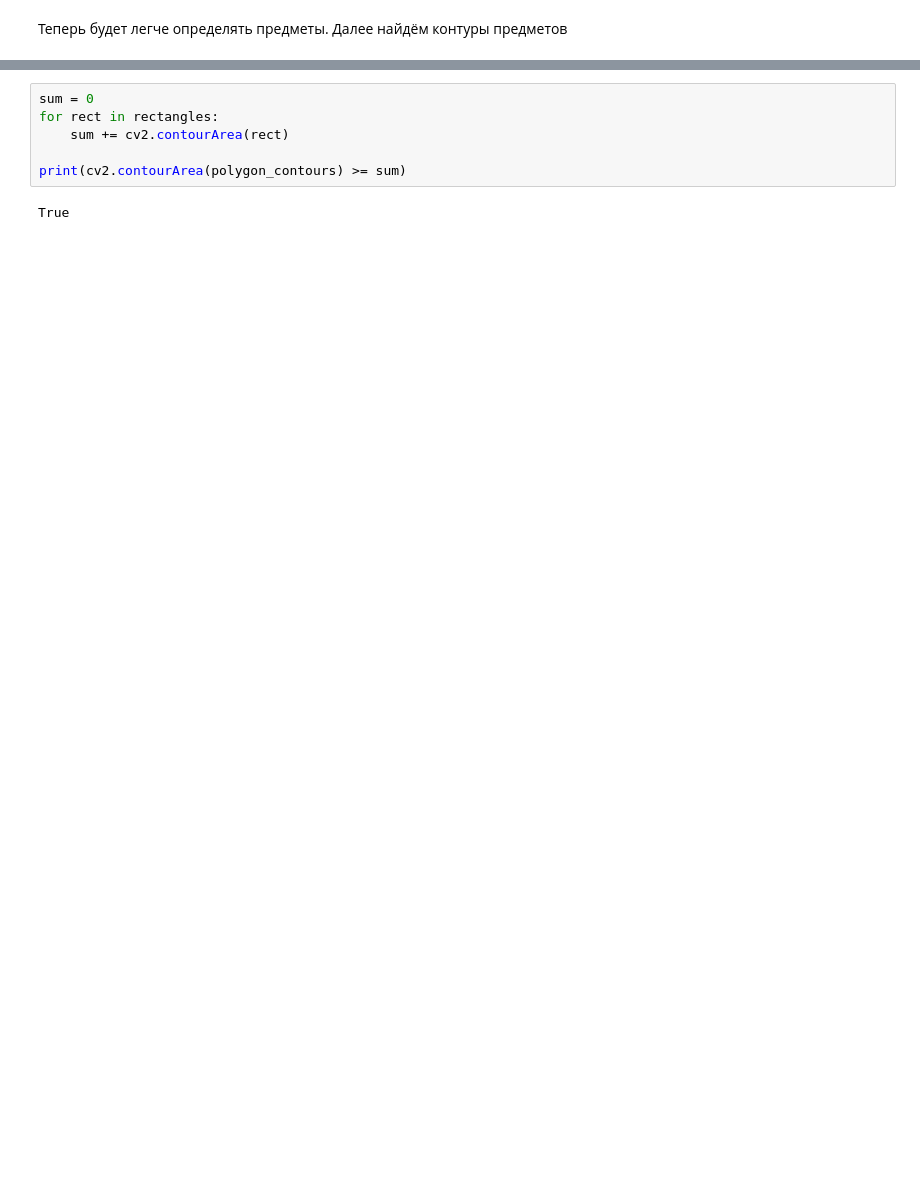
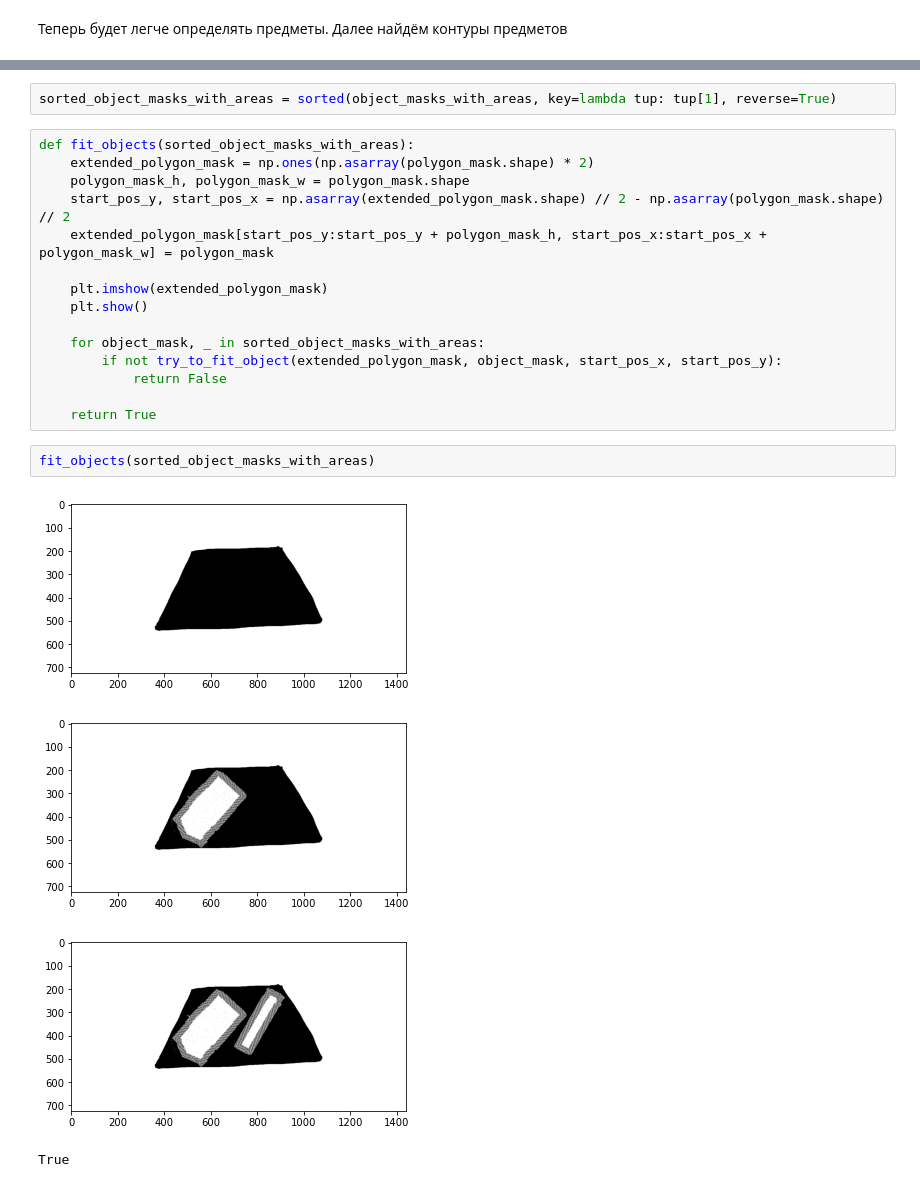
Before and after one commit to OvechkinDanil/Intelligent-Placer, a Jupyter notebook: intelligent_placer.ipynb, the cells around one changed output, grey strips where cells are left out. Cells and saved outputs as stored; diff of their text form; blank space fills up the shorter version.

```diff
--- a/intelligent_placer.ipynb
+++ b/intelligent_placer.ipynb
@@ -72,8 +90,24 @@ plt.imshow(objects_image)
-# %%
-sum = 0
-for rect in rectangles:
-    sum += cv2.contourArea(rect)
-
-print(cv2.contourArea(polygon_contours) >= sum)
-# %% [output]
-True
+# %%
+sorted_object_masks_with_areas = sorted(object_masks_with_areas, key=lambda tup: tup[1], reverse=True)
+# %%
+def fit_objects(sorted_object_masks_with_areas):
+    extended_polygon_mask = np.ones(np.asarray(polygon_mask.shape) * 2)
+    polygon_mask_h, polygon_mask_w = polygon_mask.shape
+    start_pos_y, start_pos_x = np.asarray(extended_polygon_mask.shape) // 2 - np.asarray(polygon_mask.shape) // 2
+    extended_polygon_mask[start_pos_y:start_pos_y + polygon_mask_h, start_pos_x:start_pos_x + polygon_mask_w] = polygon_mask
+
+    plt.imshow(extended_polygon_mask)
+    plt.show()
+
+    for object_mask, _ in sorted_object_masks_with_areas:
+        if not try_to_fit_object(extended_polygon_mask, object_mask, start_pos_x, start_pos_y):
+            return False
+
+    return True
+# %%
+fit_objects(sorted_object_masks_with_areas)
+# %% [output]
+[figure, added]
+[figure, added]
+[figure, added]
+True
```
Also changed, not shown: parts of 11 cells of this notebook, 5 other files.
